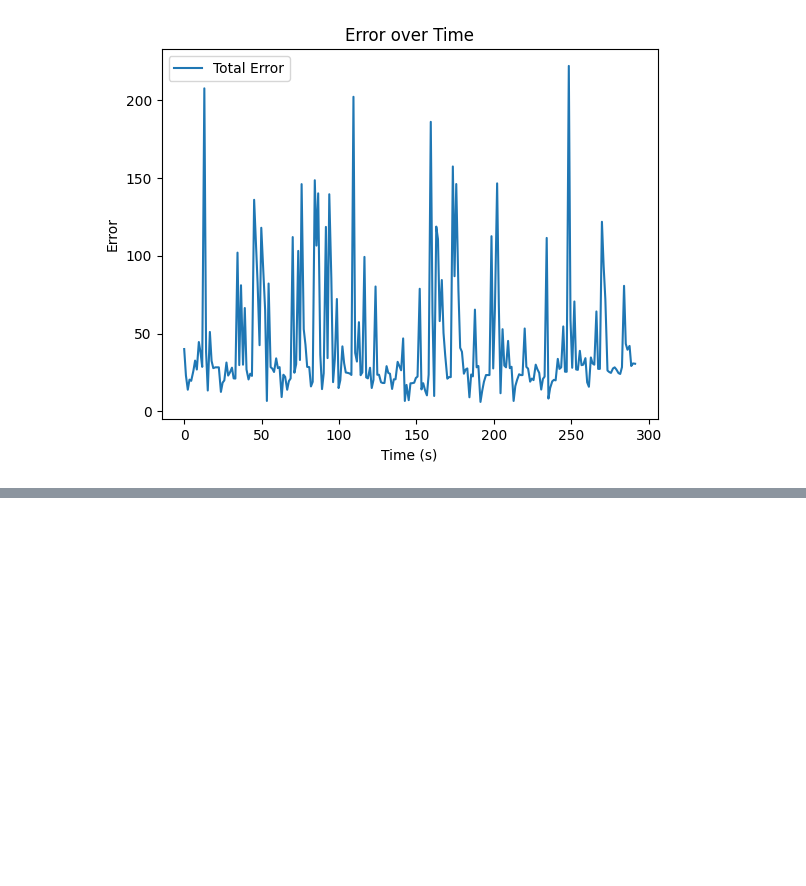
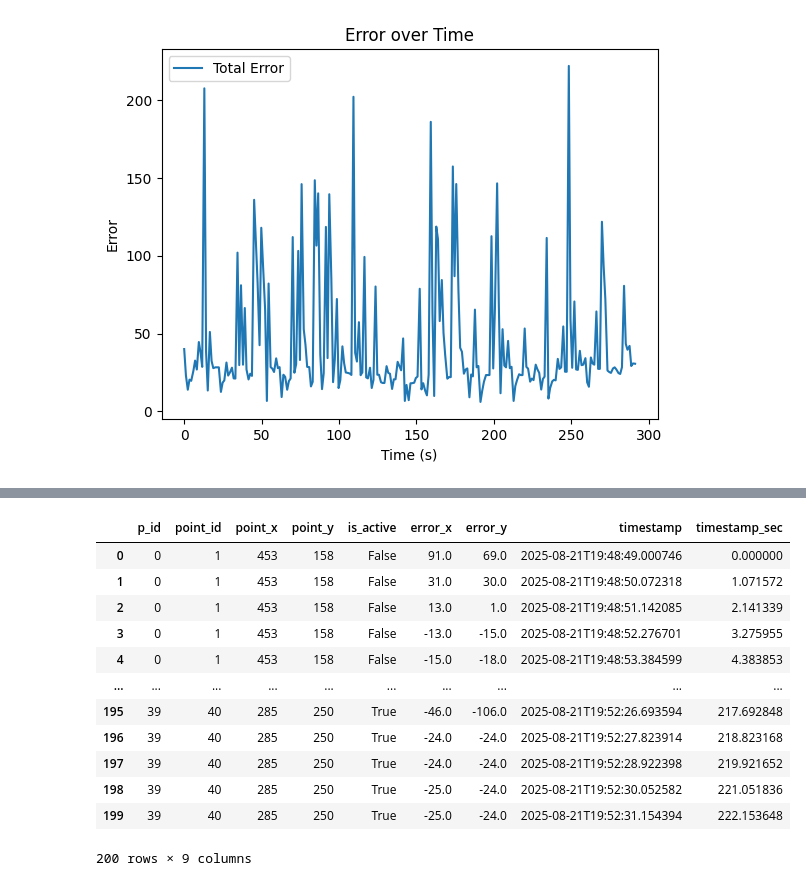
Before and after one commit to RaixSplitter/34752-bio-robotics-exercises, a Jupyter notebook: project_work/graph_gen.ipynb, the cells around one changed output, grey strips where cells are left out. Cells and saved outputs as stored; diff of their text form; code cells hidden in the pictures; blank space fills up the shorter version.

```diff
--- a/project_work/graph_gen.ipynb
+++ b/project_work/graph_gen.ipynb
@@ -26,0 +72,26 @@ plt.show()
+# %%
+df = pd.read_csv(DATA_AH_TOGGLE_FIXED_POINTS_PATH, header=None)
+columns = ['p_id', 'point_id', 'point_x', 'point_y', 'is_active', 'error_x', 'error_y', 'timestamp']
+
+df.columns = columns
+df = df[df['p_id'] < 40]
+
+df['timestamp_sec'] = (
+    pd.to_datetime(df['timestamp']) - pd.to_datetime(df['timestamp'].iloc[0])
+).dt.total_seconds()
+
+df
+# %% [output]
+|  | p_id | point_id | point_x | point_y | is_active | error_x | error_y | timestamp | timestamp_sec |
+| 0 | 0 | 1 | 453 | 158 | False | 91.0 | 69.0 | 2025-08-21T19:48:49.000746 | 0.000000 |
+| 1 | 0 | 1 | 453 | 158 | False | 31.0 | 30.0 | 2025-08-21T19:48:50.072318 | 1.071572 |
+| 2 | 0 | 1 | 453 | 158 | False | 13.0 | 1.0 | 2025-08-21T19:48:51.142085 | 2.141339 |
+| 3 | 0 | 1 | 453 | 158 | False | -13.0 | -15.0 | 2025-08-21T19:48:52.276701 | 3.275955 |
+| 4 | 0 | 1 | 453 | 158 | False | -15.0 | -18.0 | 2025-08-21T19:48:53.384599 | 4.383853 |
+| ... | ... | ... | ... | ... | ... | ... | ... | ... | ... |
+| 195 | 39 | 40 | 285 | 250 | True | -46.0 | -106.0 | 2025-08-21T19:52:26.693594 | 217.692848 |
+| 196 | 39 | 40 | 285 | 250 | True | -24.0 | -24.0 | 2025-08-21T19:52:27.823914 | 218.823168 |
+| 197 | 39 | 40 | 285 | 250 | True | -24.0 | -24.0 | 2025-08-21T19:52:28.922398 | 219.921652 |
+| 198 | 39 | 40 | 285 | 250 | True | -25.0 | -24.0 | 2025-08-21T19:52:30.052582 | 221.051836 |
+| 199 | 39 | 40 | 285 | 250 | True | -25.0 | -24.0 | 2025-08-21T19:52:31.154394 | 222.153648 |
+200 rows × 9 columns
```
Also changed, not shown: parts of 5 cells of this notebook, 6 other files.
